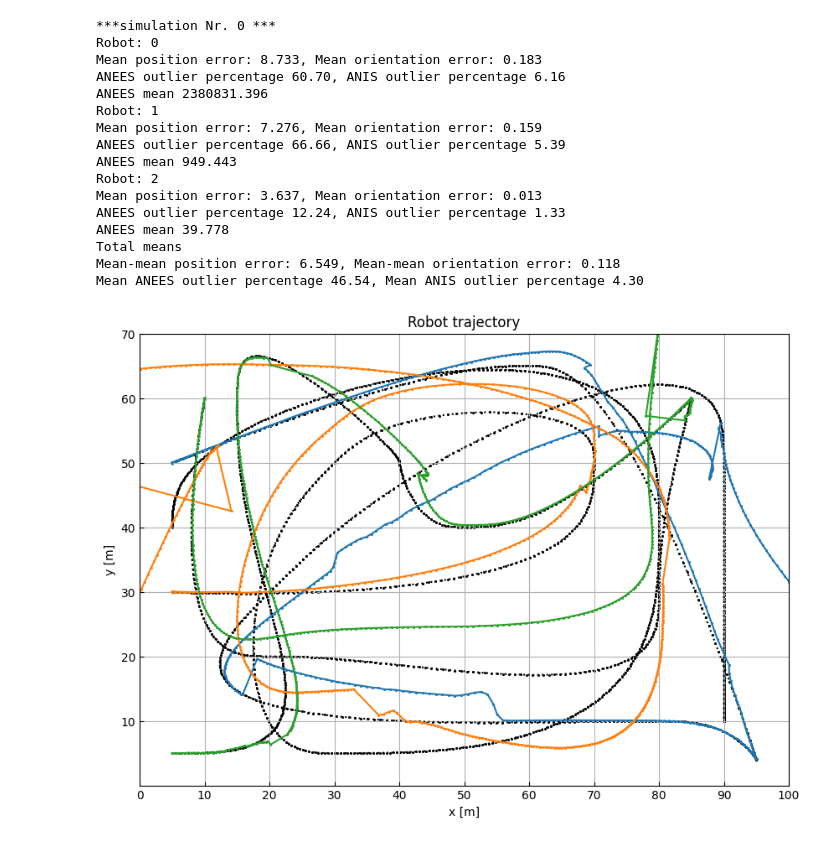
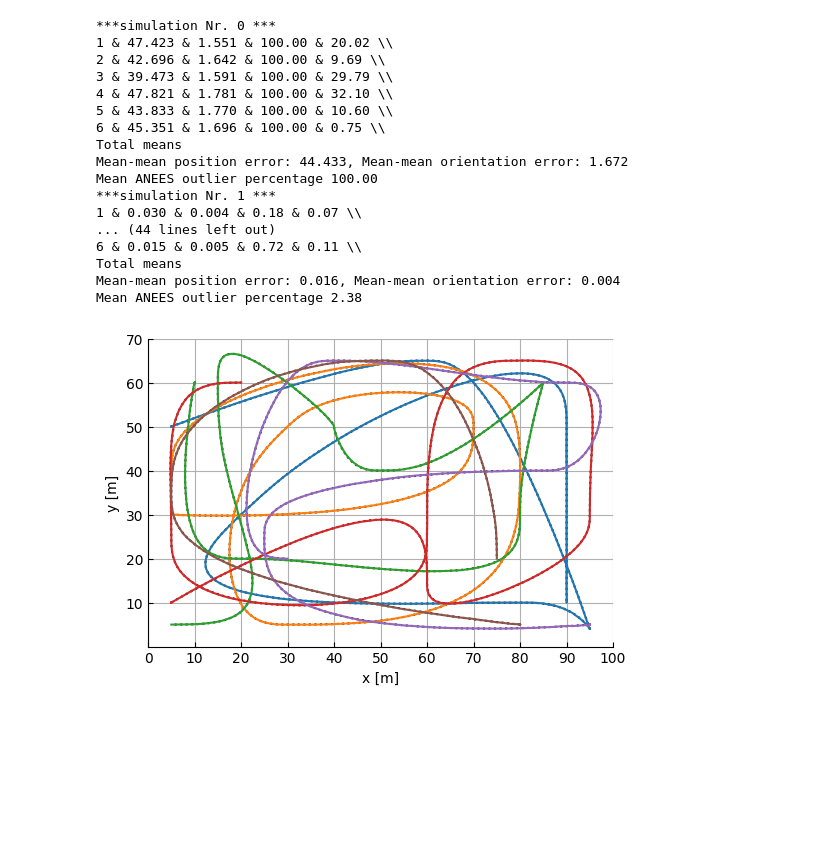
Before and after one commit to MarcusLariJ/UWB_Rasberry, a Jupyter notebook: Sim/load_data_sum_up.ipynb, the cells around one changed output. Saved outputs shown, nothing was run; the diff lists cells and outputs as text; code cells hidden in the pictures; blank space fills up the shorter version.

Commit message:
New plotting scripts

```diff
--- a/Sim/load_data_sum_up.ipynb
+++ b/Sim/load_data_sum_up.ipynb
@@ -11,7 +12,7 @@ import save_load_data as sldat
 # Now, load the all the data
 dt=0.01
 robData = []
-datasets = ['test_reset']
+datasets = ['no_collab_1anc_0d_meas2_noThres_noAmb', 'no_collab_2anc_0d_meas2_noThres_noAmb', 'no_collab_4anc_0d_meas2_noThres_noAmb', 'collab_1anc_0d_meas2_noThres_noAmb', 'collab_2anc_0d_meas2_noThres_noAmb', 'collab_4anc_0d_meas2_noThres_noAmb']
 data_N = len(datasets)
 
 for i in range(data_N):
@@ -69,75 +70,84 @@ for i in range(data_N):
 # From here, do analysis on the computed ANEES and MAE
 
 idx_start = round(100/dt) # ignore all measurements before 100 s
+idx_end = None #round(400/dt)
 
-mean_MAE = np.mean(MAE_all[:,:,:,idx_start:], axis=3)
+mean_MAE = np.mean(MAE_all[:,:,:,idx_start:idx_end], axis=3)
 mean_mean_MAE = np.mean(mean_MAE,axis=1)
 anees_count = np.zeros((data_N, robot_N))
 anis_count = np.zeros((data_N, robot_N))
-mean_anees_count = np.zeros((data_N))
-mean_anis_count = np.zeros((data_N))
-anees_mean = np.mean(anees_all[:,:,idx_start:], axis=2)
+anees_mean = np.mean(anees_all[:,:,idx_start:idx_end], axis=2)
+anees_count2 = np.zeros((data_N))
+
+# Thresholds 2 use
+r2_2use = r2 # <---- set manually for correct nis (r2 for 3 df, r2_2df for 2df)
+N_sq = robot_N*runs_N
+r22_anees = (1/N_sq)*chi2.ppf(1-(1-0.997)/2.0, df=N_sq*3)  #4.025634204183046
 
 for i in range(data_N):
     for j in range(robot_N):
-        anees_count[i,j] = (1/(pos_N-idx_start))*np.sum( (anees_all[i,j,idx_start:] > r2))*100 # assume that r1 and r2 is identical for all measurements (which they are for aness)
+        anees_len = anees_all[i,j,idx_start:idx_end].shape[0]
+        anees_count[i,j] = (1/anees_len)*np.sum( (anees_all[i,j,idx_start:idx_end] > r2))*100 # assume that r1 and r2 is identical for all measurements (which they are for aness)
 
         # For anis first calculate the numbe rof valid measurements:
-        r2_2use = r2_2df # <---- set manually for correct nis (r2 for 3 df, r2_2df for 2df)
-        valid_N = np.sum((anis_all[i,j,idx_start:] > 0))
-        anis_count[i,j] = (1/valid_N)*np.sum( (anis_all[i,j,idx_start:] > r2_2use))*100
+        valid_N = np.sum((anis_all[i,j,idx_start:idx_end] > 0))
+        anis_count[i,j] = (1/valid_N)*np.sum( (anis_all[i,j,idx_start:idx_end] > r2_2use))*100
 
-    mean_anees_count[i] = np.mean(anees_count[i], axis=0)
-    mean_anis_count[i] = np.mean(anis_count[i], axis=0)
+    # get anis/anees mean across UAVs
+    anees_UAVs = np.mean(anees_all, axis=1)
+    anees_count2[i] = np.mean( (anees_UAVs[i,idx_start:idx_end] > r22_anees) )*100
+
 # Print results
 extra_details = True
 for i in range(data_N):
     print('***simulation Nr. ' + str(i) + ' ***')
     if extra_details:
         for j in range(robot_N):
-            print('Robot: ' + str(j))
-            print('Mean position error: {:.3f}, Mean orientation error: {:.3f}'.format(mean_MAE[i, j, 0], mean_MAE[i, j, 1]))
-            print('ANEES outlier percentage {:.2f}, ANIS outlier percentage {:.2f}'.format(anees_count[i, j], anis_count[i, j]))
-            print('ANEES mean {:.3f}'.format(anees_mean[i, j]))
+            #print('Robot: ' + str(j))
+            #print('Mean position error: {:.3f}, Mean orientation error: {:.3f}'.format(mean_MAE[i, j, 0], mean_MAE[i, j, 1]))
+            #print('ANEES outlier percentage {:.2f}, ANIS outlier percentage {:.2f}'.format(anees_count[i, j], anis_count[i, j]))
+            #print('ANEES mean {:.3f}'.format(anees_mean[i, j]))
+            print('{} & {:.3f} & {:.3f} & {:.2f} & {:.2f} \\\\'.format(j+1, mean_MAE[i, j, 0], mean_MAE[i, j, 1], anees_count[i, j], anis_count[i, j]))
     print('Total means')
     print('Mean-mean position error: {:.3f}, Mean-mean orientation error: {:.3f}'.format(mean_mean_MAE[i, 0], mean_mean_MAE[i, 1]))
-    print('Mean ANEES outlier percentage {:.2f}, Mean ANIS outlier percentage {:.2f}'.format(mean_anees_count[i], mean_anis_count[i]))
+    print('Mean ANEES outlier percentage {:.2f}'.format(anees_count2[i]))
 # %% [output]
 ***simulation Nr. 0 ***
-Robot: 0
-Mean position error: 8.733, Mean orientation error: 0.183
-ANEES outlier percentage 60.70, ANIS outlier percentage 6.16
-ANEES mean 2380831.396
-Robot: 1
-Mean position error: 7.276, Mean orientation error: 0.159
-ANEES outlier percentage 66.66, ANIS outlier percentage 5.39
-ANEES mean 949.443
-Robot: 2
-Mean position error: 3.637, Mean orientation error: 0.013
-ANEES outlier percentage 12.24, ANIS outlier percentage 1.33
-ANEES mean 39.778
+1 & 47.423 & 1.551 & 100.00 & 20.02 \\
+2 & 42.696 & 1.642 & 100.00 & 9.69 \\
+3 & 39.473 & 1.591 & 100.00 & 29.79 \\
+4 & 47.821 & 1.781 & 100.00 & 32.10 \\
+5 & 43.833 & 1.770 & 100.00 & 10.60 \\
+6 & 45.351 & 1.696 & 100.00 & 0.75 \\
 Total means
-Mean-mean position error: 6.549, Mean-mean orientation error: 0.118
-Mean ANEES outlier percentage 46.54, Mean ANIS outlier percentage 4.30
+Mean-mean position error: 44.433, Mean-mean orientation error: 1.672
+Mean ANEES outlier percentage 100.00
+***simulation Nr. 1 ***
+1 & 0.030 & 0.004 & 0.18 & 0.07 \\
+... (44 lines left out)
+6 & 0.015 & 0.005 & 0.72 & 0.11 \\
+Total means
+Mean-mean position error: 0.016, Mean-mean orientation error: 0.004
+Mean ANEES outlier percentage 2.38
 # %%
 # And plot:
 s_idx = 0
-d_idx = 0
+d_idx = 4
 
 fig, ax = rp.setup_plot()
 # Plot ground truth
 for i in range(robot_N):
     rp.plot_position(ax, robData[d_idx].pos[i,:,::100], color='black', marker=None, linestyle=':', draw_arrow=False, label='Robot 1 reference') # fix label
 
 # Plot states of robots:
 for i in range(robot_N):
     rp.plot_position2(ax, robData[d_idx].x_log[i,:,::100,s_idx], None, color=None, marker=None, draw_arrow=False, label='Robot 1 trajectory')
 
 # Plot anchor positions
 #for anc in anchors:
 #    anc.draw_position(ax=ax, color='black')
 # %% [output]
-[figure, old version]
+[figure, new version]
 # %%
 # ANIS analysis
 fig, axnis = plt.subplots(robot_N, figsize=(10,10))
```
Also changed, not shown: parts of 4 cells of this notebook, 10 other files.
